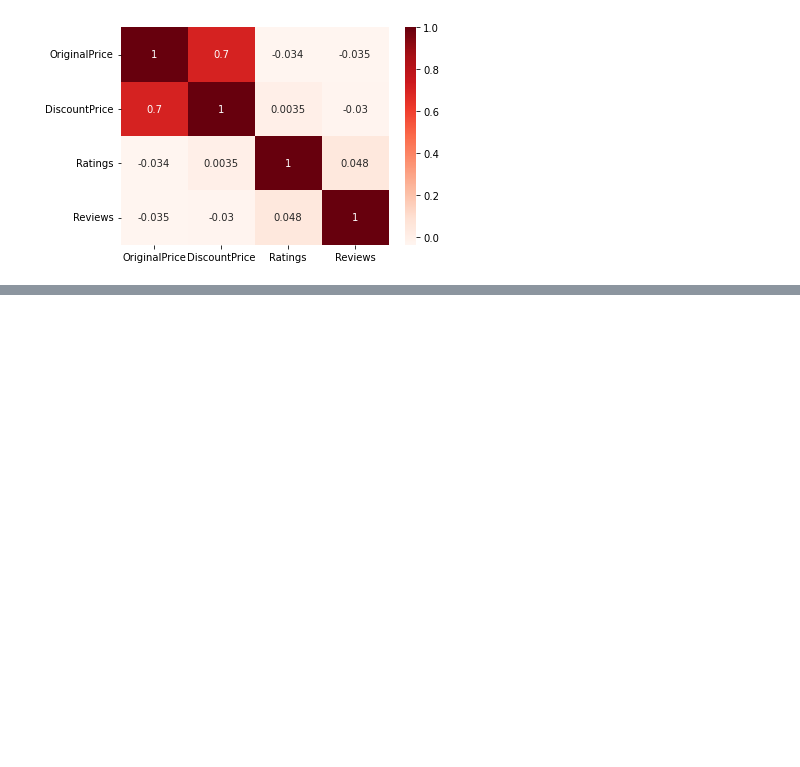
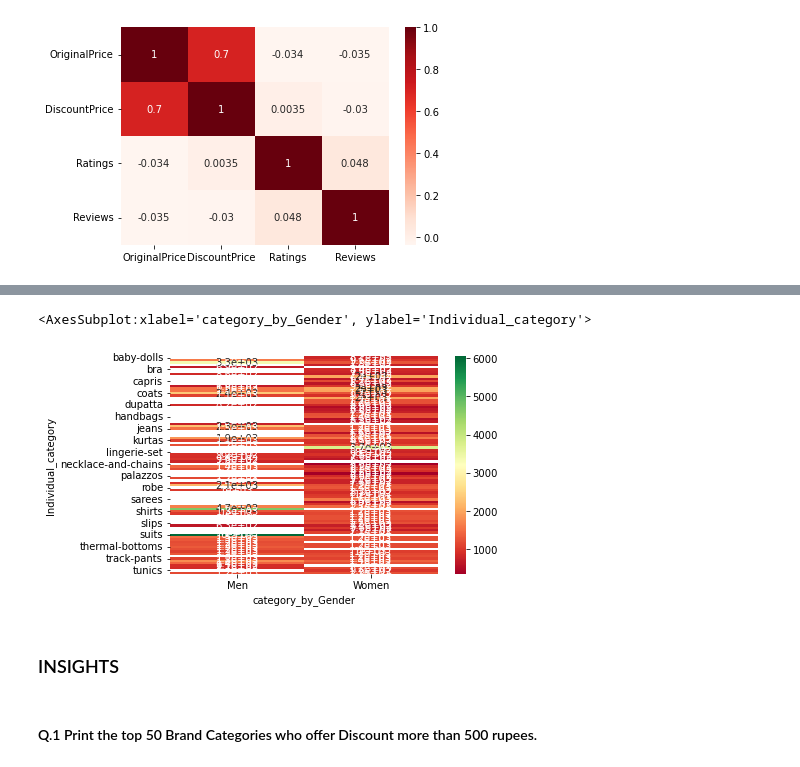
Before and after one commit to Jahanwi07/Myntra-Online-Shopping, a Jupyter notebook: EDA _PROJECT.ipynb, the cells around one changed output, grey strips where cells are left out. Drawn from its saved outputs; the diff is of its cells as text; code cells hidden in the pictures; blank space fills up the shorter version.

```diff
--- a/EDA _PROJECT.ipynb
+++ b/EDA _PROJECT.ipynb
@@ -544,0 +561,2 @@ sns.heatmap(data1[["OriginalPrice", "DiscountPrice","Ratings"]].corr(), annot=Tr
+# %%
+Result1=pd.pivot_table(data=data1, index="Individual_category", columns="category_by_Gender", values="DiscountPrice")
@@ -544,0 +580,9 @@ sns.heatmap(data1[["OriginalPrice", "DiscountPrice","Ratings"]].corr(), annot=Tr
+# %%
+sns.heatmap(Result1, annot=True, cmap="RdYlGn")
+# %% [output]
+<AxesSubplot:xlabel='category_by_Gender', ylabel='Individual_category'>
+[figure, added]
+# %% [markdown]
+### INSIGHTS
+# %% [markdown]
+#### Q.1 Print the top 50 Brand Categories who offer Discount more than 500 rupees.
```
Also changed, not shown: parts of 17 cells of this notebook.
